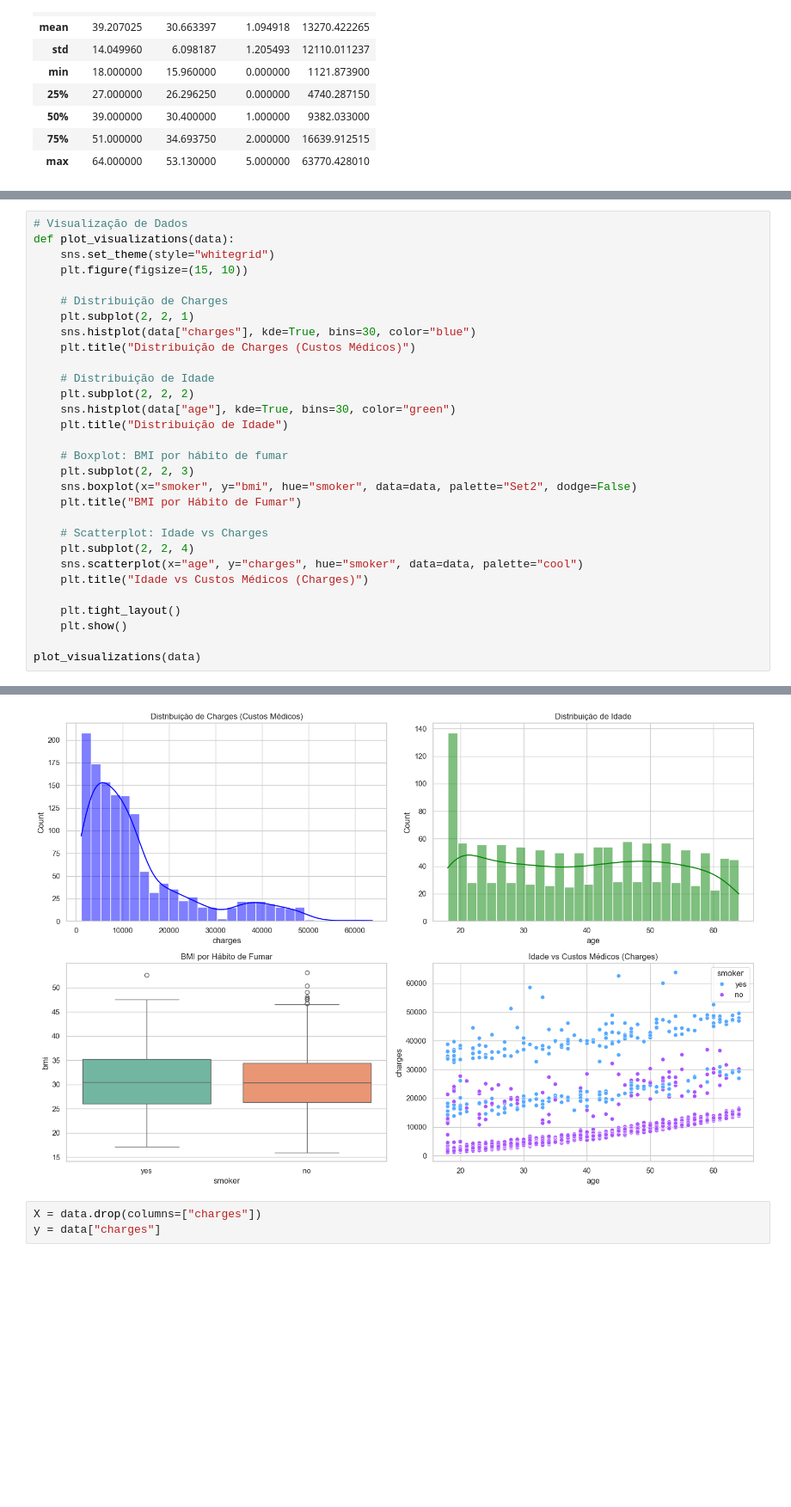
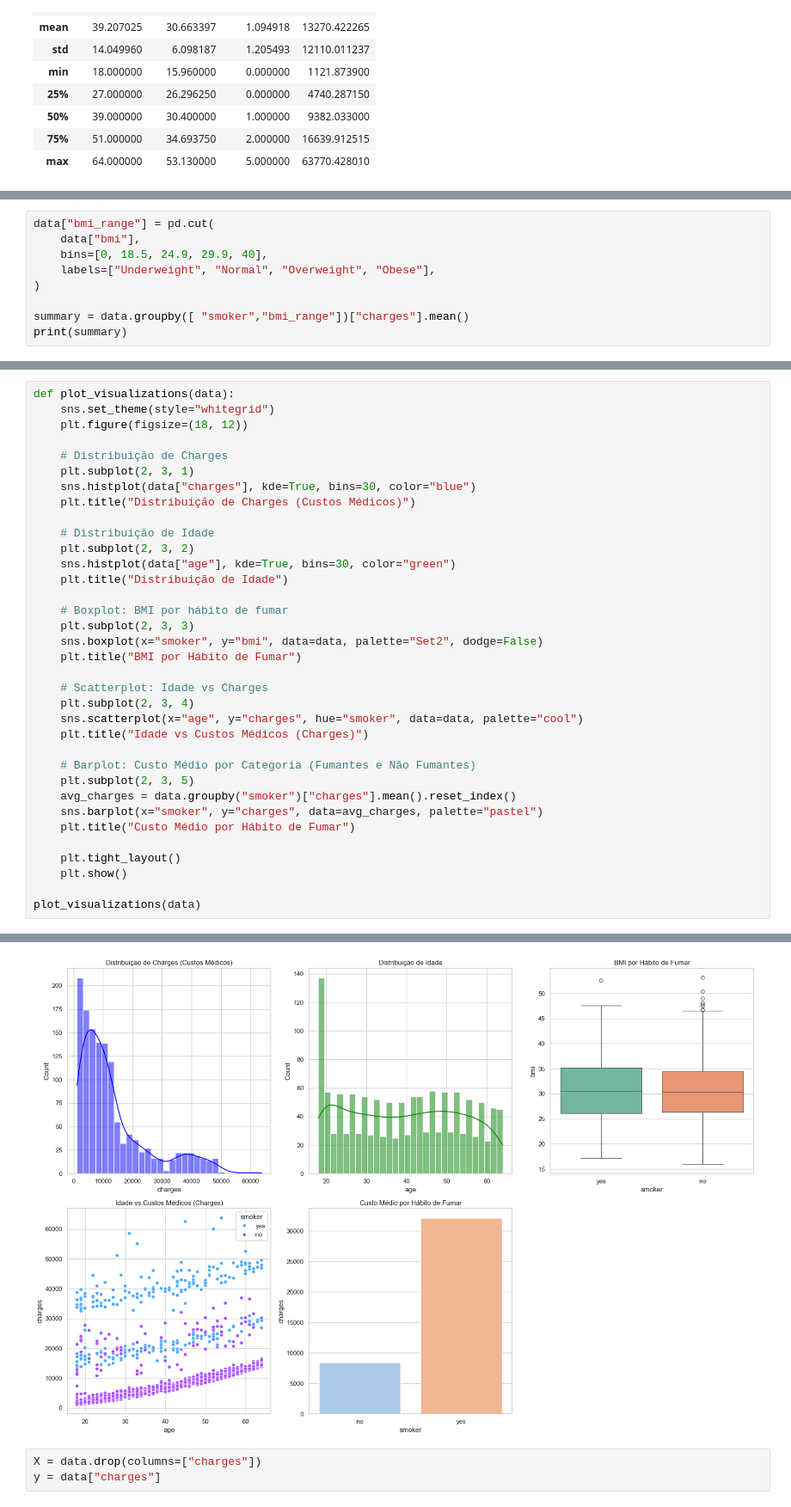
Before and after one commit to LeandroBernardo/techchallenge, a Jupyter notebook: regression_model.ipynb, the cells around one changed output, grey strips where cells are left out. Shown at 86% size. Drawn from its saved outputs; the diff is of its cells as text; blank space fills up the shorter version.

```diff
--- a/regression_model.ipynb
+++ b/regression_model.ipynb
@@ -52,0 +58,9 @@ data.describe()
+# %%
+data["bmi_range"] = pd.cut(
+    data["bmi"],
+    bins=[0, 18.5, 24.9, 29.9, 40],
+    labels=["Underweight", "Normal", "Overweight", "Obese"],
+)
+
+summary = data.groupby([ "smoker","bmi_range"])["charges"].mean()
+print(summary)
@@ -53,28 +78,33 @@ data.describe()
 # %%
-# Visualização de Dados
 def plot_visualizations(data):
     sns.set_theme(style="whitegrid")
-    plt.figure(figsize=(15, 10))
+    plt.figure(figsize=(18, 12))
 
     # Distribuição de Charges
-    plt.subplot(2, 2, 1)
+    plt.subplot(2, 3, 1)
     sns.histplot(data["charges"], kde=True, bins=30, color="blue")
     plt.title("Distribuição de Charges (Custos Médicos)")
 
     # Distribuição de Idade
-    plt.subplot(2, 2, 2)
+    plt.subplot(2, 3, 2)
     sns.histplot(data["age"], kde=True, bins=30, color="green")
     plt.title("Distribuição de Idade")
 
     # Boxplot: BMI por hábito de fumar
-    plt.subplot(2, 2, 3)
-    sns.boxplot(x="smoker", y="bmi", hue="smoker", data=data, palette="Set2", dodge=False)
+    plt.subplot(2, 3, 3)
+    sns.boxplot(x="smoker", y="bmi", data=data, palette="Set2", dodge=False)
     plt.title("BMI por Hábito de Fumar")
 
     # Scatterplot: Idade vs Charges
-    plt.subplot(2, 2, 4)
+    plt.subplot(2, 3, 4)
     sns.scatterplot(x="age", y="charges", hue="smoker", data=data, palette="cool")
     plt.title("Idade vs Custos Médicos (Charges)")
+
+    # Barplot: Custo Médio por Categoria (Fumantes e Não Fumantes)
+    plt.subplot(2, 3, 5)
+    avg_charges = data.groupby("smoker")["charges"].mean().reset_index()
+    sns.barplot(x="smoker", y="charges", data=avg_charges, palette="pastel")
+    plt.title("Custo Médio por Hábito de Fumar")
 
     plt.tight_layout()
     plt.show()
@@ -84,4 +121,4 @@ plot_visualizations(data)
-[figure, old version]
+[figure, new version]
 # %%
 X = data.drop(columns=["charges"])
 y = data["charges"]
```
Also changed, not shown: parts of 3 cells of this notebook.
